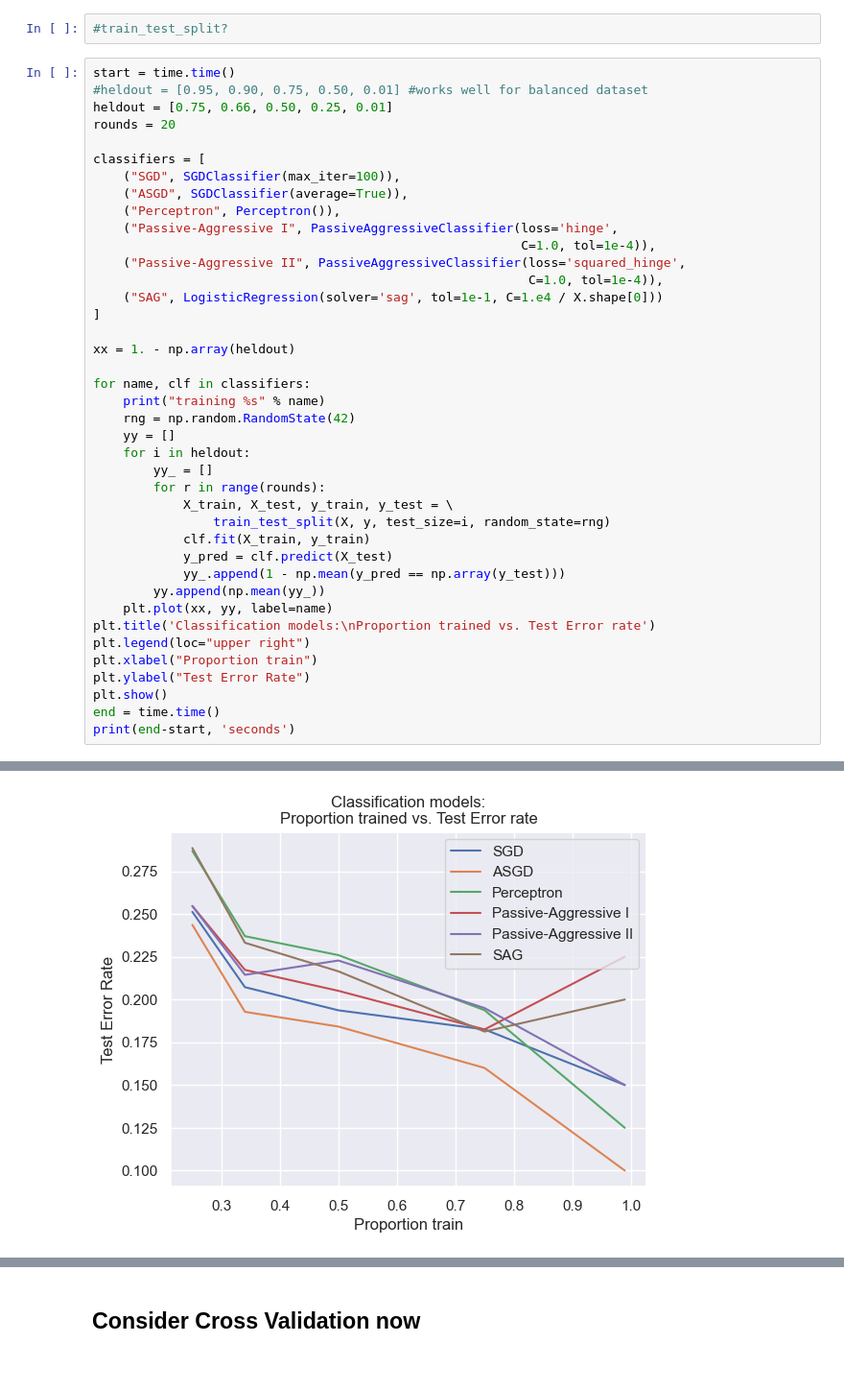
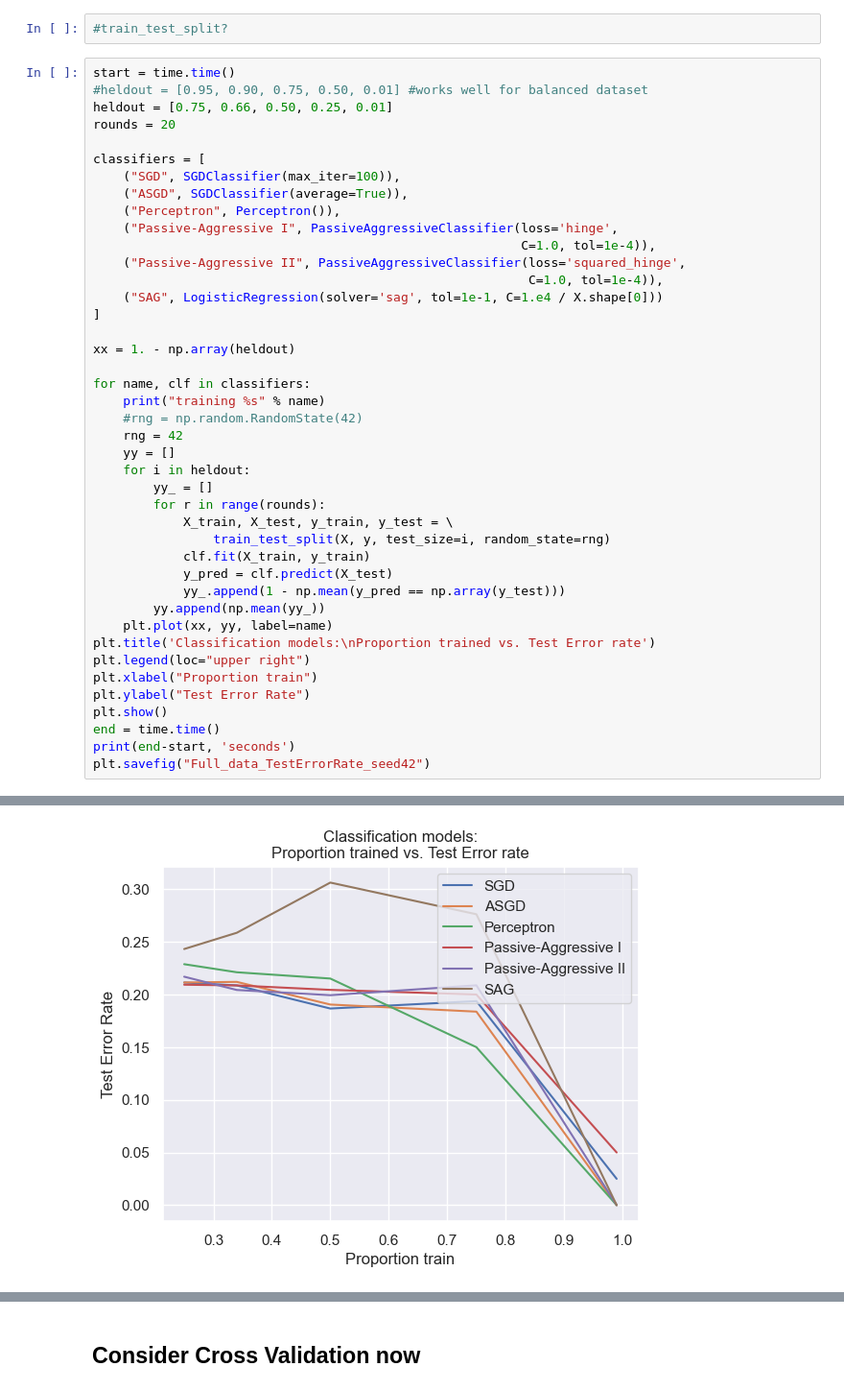
Before and after one commit to adomakor412/MSNT_Thesis_ML_CE, a Jupyter notebook: dfexp_prediction.ipynb, the cells around one changed output, grey strips where cells are left out. Shown at 96% size. Cells and saved outputs as stored; diff of their text form.

```diff
--- a/dfexp_prediction.ipynb
+++ b/dfexp_prediction.ipynb
@@ -351,32 +354,34 @@ classifiers = [
 
 xx = 1. - np.array(heldout)
 
 for name, clf in classifiers:
     print("training %s" % name)
-    rng = np.random.RandomState(42)
+    #rng = np.random.RandomState(42)
+    rng = 42
     yy = []
     for i in heldout:
         yy_ = []
         for r in range(rounds):
             X_train, X_test, y_train, y_test = \
                 train_test_split(X, y, test_size=i, random_state=rng)
             clf.fit(X_train, y_train)
             y_pred = clf.predict(X_test)
             yy_.append(1 - np.mean(y_pred == np.array(y_test)))
         yy.append(np.mean(yy_))
     plt.plot(xx, yy, label=name)
 plt.title('Classification models:\nProportion trained vs. Test Error rate')
 plt.legend(loc="upper right")
 plt.xlabel("Proportion train")
 plt.ylabel("Test Error Rate")
 plt.show()
 end = time.time()
 print(end-start, 'seconds')
+plt.savefig("Full_data_TestErrorRate_seed42")
 # %% [output]
 training SGD
 training ASGD
 training Perceptron
 training Passive-Aggressive I
 training Passive-Aggressive II
 training SAG
-[figure, old version]
+[figure, new version]
```
Also changed, not shown: parts of 6 cells of this notebook.
